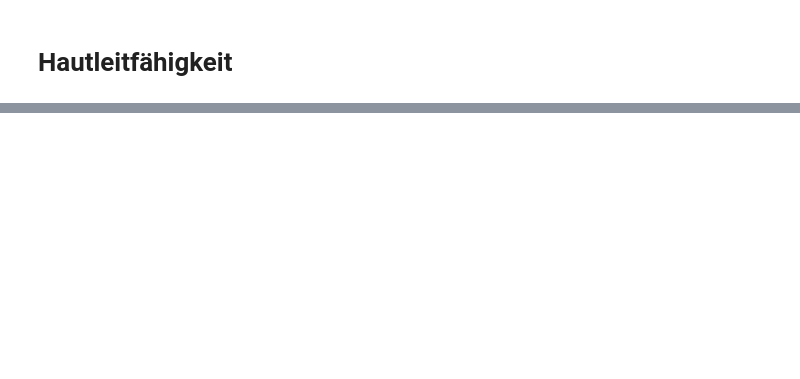
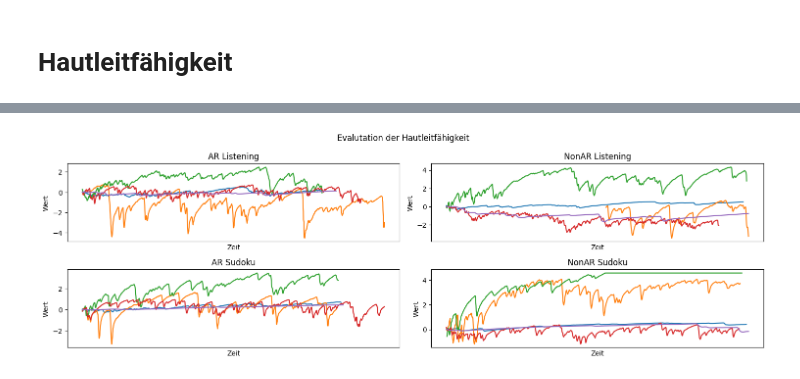
Before and after one commit to BrunoBerger/Zen-Office, a Jupyter notebook: Auswertung/plots.ipynb, the cells around one changed output, grey strips where cells are left out. Cells and saved outputs as stored; diff of their text form; code cells hidden in the pictures; blank space fills up the shorter version.

```diff
--- a/Auswertung/plots.ipynb
+++ b/Auswertung/plots.ipynb
@@ -282,0 +207,80 @@ IndexError: list index out of range
+# %%
+import glob
+import json
+import matplotlib.pyplot as plt
+import pandas as pd
+
+from tqdm import tqdm
+
+
+sweat_files = glob.glob("data/sweat/*.json")
+temp_list = []
+for file in sweat_files:
+    with open(file, encoding='utf-8') as f:
+        sweat_df = pd.json_normalize(json.loads(f.read()))
+        temp_list.append(sweat_df)
+
+sweat_dfs = (file for file in temp_list) # change to generator
+
+
+fig, axs = plt.subplots(2, 2)
+fig.set_figwidth(15)
+
+for i in sweat_dfs:
+    # print(i.describe())
+    # alpha = 0.5
+    # size = 0.4
+    calibrationWindow = 20
+    x_axis = "Time"
+    y_axis = "Value"
+    arlisten = i.loc[   (i["ArState"]=="AR")    & (i["Task"]=="Listening")][[x_axis, y_axis]]
+    nonarlisten = i.loc[(i["ArState"]=="NonAR") & (i["Task"]=="Listening")][[x_axis, y_axis]]
+    arsudoku = i.loc[   (i["ArState"]=="AR")    & (i["Task"]=="Sudoku")][[x_axis, y_axis]]
+    nonarsudoku = i.loc[(i["ArState"]=="NonAR") & (i["Task"]=="Sudoku")][[x_axis, y_axis]]
+
+    datasets = [arlisten, nonarlisten, arsudoku, nonarsudoku]
+    titles = ["AR Listening", "NonAR Listening", "AR Sudoku", "NonAR Sudoku"]
+
+
+    # Normalise to center of screen
+    for j, ax in enumerate(axs.flat):
+        ax.set_title(titles[j])
+
+
+        datasets[j][x_axis] = pd.to_timedelta(datasets[j][x_axis])
+        startMean = datasets[j][y_axis].iloc[0:calibrationWindow].sum() / calibrationWindow
+
+        # ax.plot(datasets[j][y_axis]-startMean)
+
+
+        ax.plot(datasets[j][x_axis], datasets[j][y_axis]-startMean)
+
+
+
+# Hide x labels and tick labels for top plots and y ticks for right plots.
+for ax in axs.flat:
+    ax.set(xlabel='Zeit', ylabel='Wert')
+    # ax.label_outer()
+    # use shared or custom below
+    # ax.sharex(axs[0,0])
+    # ax.sharey(axs[0,0])
+    ax.tick_params(
+            axis='x',          # changes apply to the x-axis
+            which='both',      # both major and minor ticks are affected
+            bottom=False,      # ticks along the bottom edge are off
+            # top=False,         # ticks along the top edge are off
+            labelbottom=False  # labels along the bottom edge are off
+            )
+
+# # Custom axis sizes
+# # Xlim = (-1.5, 1.5)
+# # Ylim = (-0.4, 0.75)
+# # plt.setp(axs, xlim=Xlim, ylim=Ylim)
+
+title="Evalutation der Hautleitfähigkeit"
+fig.suptitle(title)
+plt.tight_layout()
+# plt.savefig(title, dpi=500)
+plt.show()
+# %% [output]
+[figure, added]
```
Also changed, not shown: parts of 4 cells of this notebook, 1 other file.
